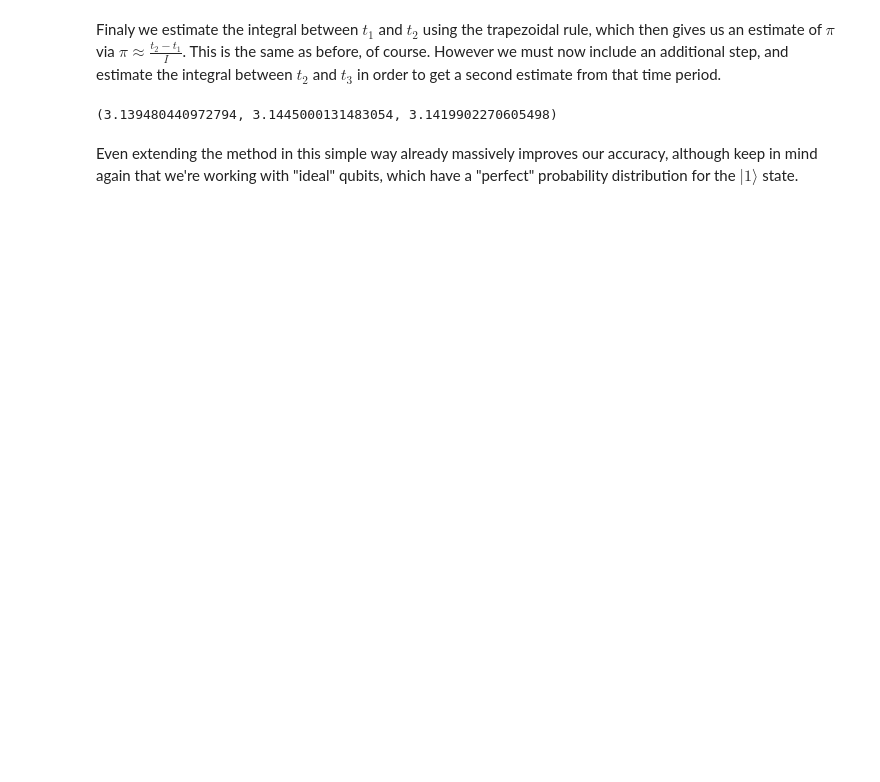
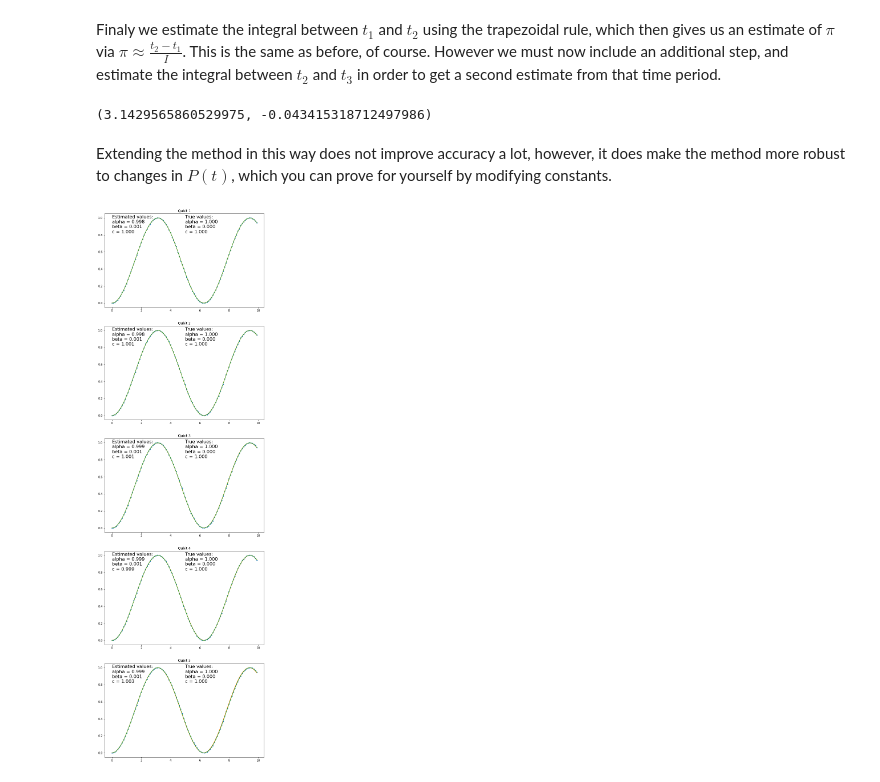
Before and after one commit to dylanagreen/qupi, a Jupyter notebook: extension.ipynb, the cells around one changed output. Drawn from its saved outputs; the diff is of its cells as text; code cells hidden in the pictures; blank space fills up the shorter version.

Commit message:
Add plots to extension.

```diff
--- a/extension.ipynb
+++ b/extension.ipynb
@@ -201,9 +201,46 @@ for i in range(len(q)):
 # %%
-pi_t1t2 = np.nanmean(list(pi_guess_t1t2.values()))
-pi_t2t3 = np.nanmean(list(pi_guess_t2t3.values()))
+pi_init = np.nanmean(list(pi_guess.values()))
 
-pi_t1t2, pi_t2t3, np.mean((pi_t1t2, pi_t2t3))
+pi_init, 100 * (np.pi - pi_init) / np.pi
 # %% [output]
-(3.139480440972794, 3.1445000131483054, 3.1419902270605498)
+(3.1429565860529975, -0.043415318712497986)
 # %% [markdown]
-Even extending the method in this simple way already massively improves our accuracy, although keep in mind again that we're working with "ideal" qubits, which have a "perfect" probability distribution for the $\lvert 1 \rangle$ state.
+Extending the method in this way does not improve accuracy a lot, however, it does make the method more robust to changes in $P(t)$, which you can prove for yourself by modifying constants.
+# %%
+def prob_func(t, alpha, beta, phi0, c):
+    return alpha / 2 * (1 - np.cos(c * t + phi0)) + beta
+
+
+def plot_qubits(args):
+    fig, ax = plt.subplots(5, figsize=(10, 35))
+
+    q = args[0]
+    f = args[1]
+    alpha_hat = args[2]
+    beta_hat = args[3]
+    c = args[4]
+
+    for i in range(len(c)):
+        ax[i].set_title(f"Qubit {i + 1}")
+        ax[i].set_ylim(-0.05, 1.05)
+        ax[i].plot(time_steps, f[i], ".")
+
+        # Plot the fitted probabilty function
+        ax[i].plot(time_steps, prob_func(time_steps, alpha_hat[i], beta_hat[i], 0, c[i]))
+
+        text_str = "\n".join(["Estimated values:",
+                              f"alpha = {alpha_hat[i]:.3f}", f"beta = {beta_hat[i]:.3f}",
+                              f"c = {c[i]:.3f}"])
+        ax[i].text(0, 0.82, text_str, fontsize=16)
+
+        # Plot the true probability function
+        ax[i].plot(time_steps, prob_func(time_steps, q[i].alpha, q[i].beta, 0, q[i].c))
+
+        text_str = "\n".join(["True values:",
+                              f"alpha = {q[i].alpha:.3f}", f"beta = {q[i].beta:.3f}",
+                              f"c = {q[i].c:.3f}"])
+        ax[i].text(5, 0.82, text_str, fontsize=16)
+# %%
+plot_qubits((q, f, alpha_hat, beta_hat, cs))
+# %% [output]
+[figure, added]
```
Also changed, not shown: parts of 5 cells of this notebook.
